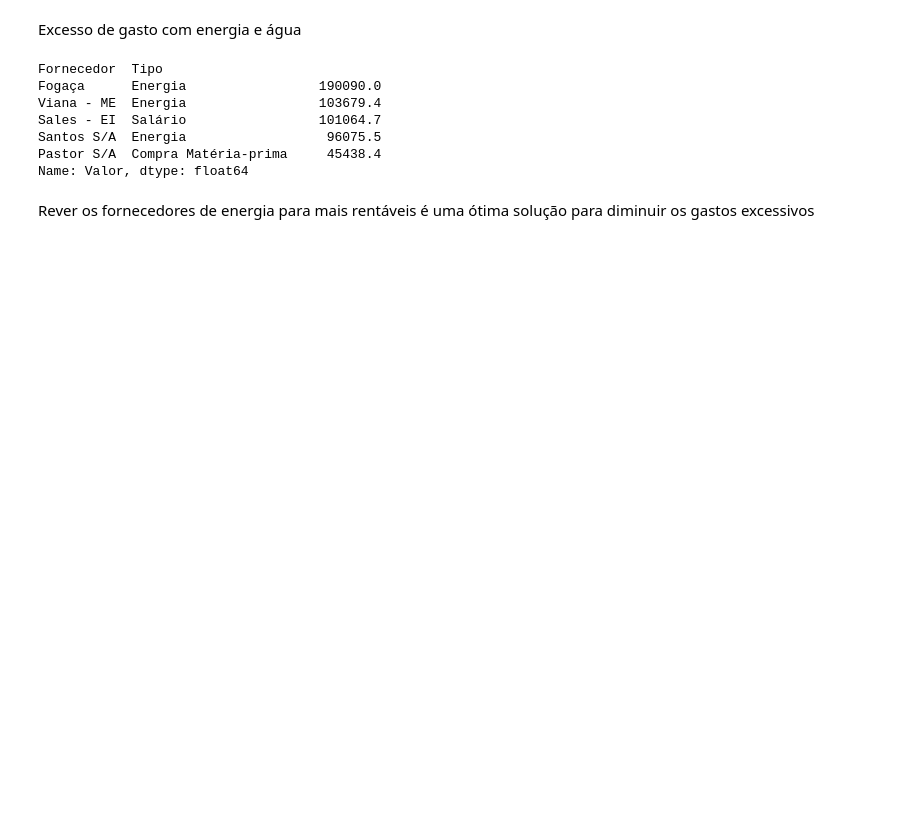
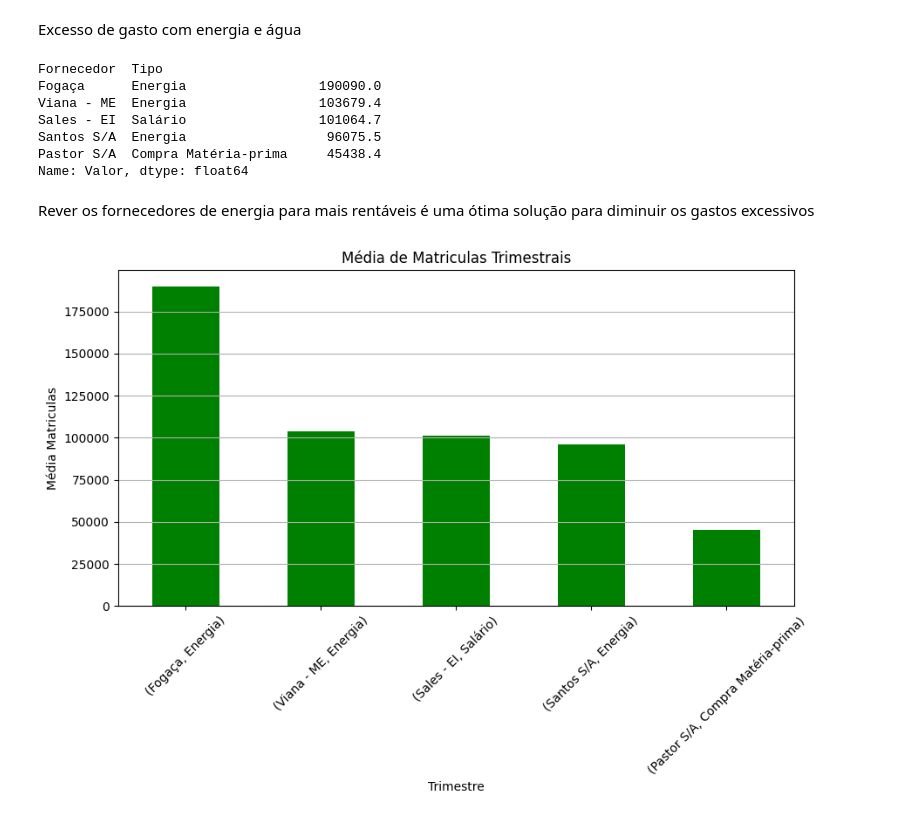
Before and after one commit to Guilherme-Trazzi-Costa/Ciencia-de-Dados, a Jupyter notebook: Treinamento Hackathon/Analise.ipynb, the cells around one changed output. Drawn from its saved outputs; the diff is of its cells as text; code cells hidden in the pictures; blank space fills up the shorter version.

```diff
--- a/Treinamento Hackathon/Analise.ipynb
+++ b/Treinamento Hackathon/Analise.ipynb
@@ -36,0 +25,15 @@ Name: Valor, dtype: float64
+# %%
+df_orcamento["Data"] = pd.to_datetime(df_orcamento["Data"])
+
+# Formata a coluna 'Data' como 'mm/aaaa'
+df_orcamento["Data"] = df_orcamento["Data"].dt.strftime('%m/%Y')
+
+df_orcamento["Data"] = pd.to_datetime(df_orcamento["Data"])
+
+df_orcamento["Trimestre"] = df_orcamento["Data"].dt.to_period('Q').astype(str)
+
+# Agrupa por Data e Setor, somando os valores
+despesas_area_Trimestre = df_orcamento.groupby(["Trimestre", "Setor"])["Valor"].sum()
+
+# Exibe o resultado
+print(despesas_area_Trimestre)
@@ -109,3 +133,14 @@ Pastor S/A  Compra Matéria-prima     45438.4
 Name: Valor, dtype: float64
 # %% [markdown]
 Rever os fornecedores de energia para mais rentáveis é uma ótima solução para diminuir os gastos excessivos
+# %%
+plt.figure(figsize=(10,5))
+top_5.plot(kind="bar", color = "green")
+plt.title("Média de Matriculas Trimestrais")
+plt.xlabel("Trimestre")
+plt.ylabel("Média Matriculas")
+plt.xticks(rotation = 45)
+plt.grid(axis = "y")
+plt.show()
+# %% [output]
+[figure, added]
```
Also changed, not shown: parts of 8 cells of this notebook, 6 other files.
